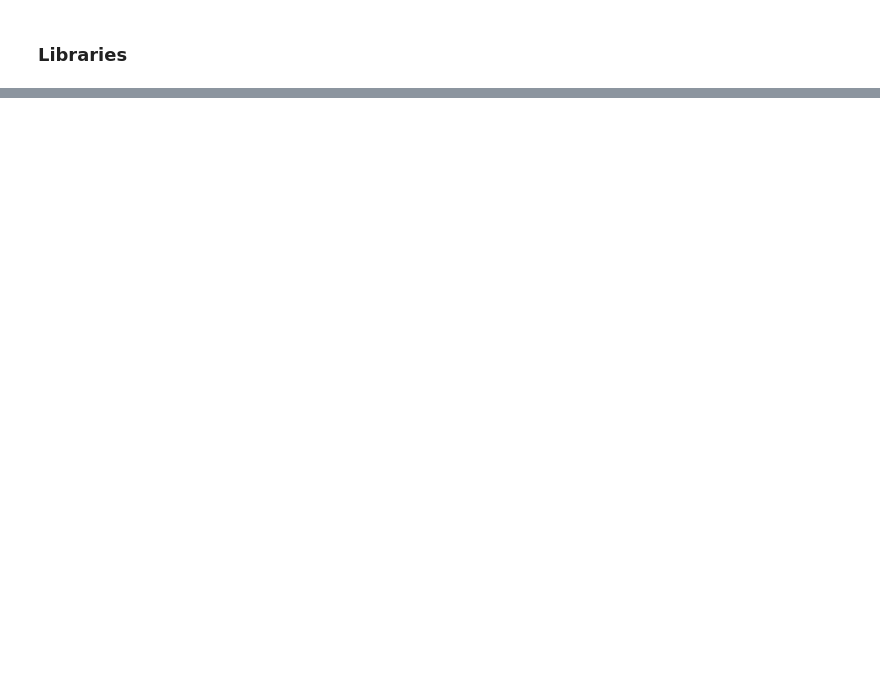
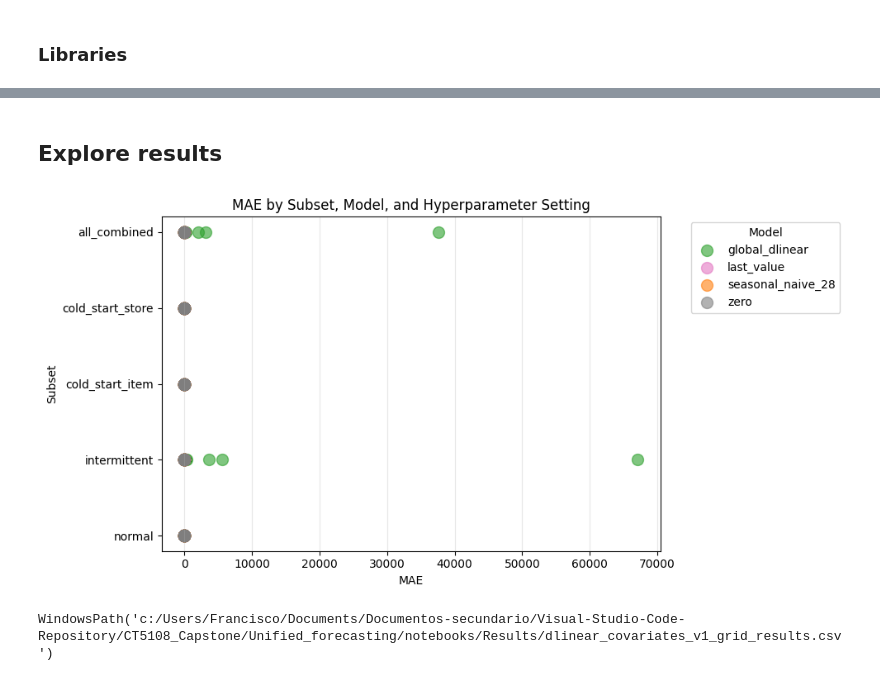
Before and after one commit to Francisco-data/Capstone, a Jupyter notebook: notebooks/dlinear_covariates.ipynb, the cells around one changed output, grey strips where cells are left out. Drawn from its saved outputs; the diff is of its cells as text; code cells hidden in the pictures; blank space fills up the shorter version.

Commit message:
Dlinear with covariates, first attempt

```diff
--- a/notebooks/dlinear_covariates.ipynb
+++ b/notebooks/dlinear_covariates.ipynb
@@ -548,0 +58,3 @@ Error:
+# %%
+FEATURE_PATH = PROJECT_ROOT / "data/m5/processed/m5_long_features.parquet"
+COMBINED_SPLIT_PATH = PROJECT_ROOT / "data/m5/processed/splits/combined_exclusive_series.csv"
@@ -548,0 +725,60 @@ Error:
+# %% [markdown]
+## Explore results
+# %%
+scatter_df = results_df.copy()
+
+subsets_order = [
+    "normal",
+    "intermittent",
+    "cold_start_item",
+    "cold_start_store",
+    "all_combined",
+]
+# %%
+model_colors = {
+    "zero": "tab:gray",
+    "last_value": "tab:pink",
+    "seasonal_naive_28": "tab:orange",
+    "global_dlinear": "tab:green",
+}
+
+# Convert categorical to numeric y positions.
+subset_to_y = {subset: i for i, subset in enumerate(subsets_order)}
+scatter_df["subset_y"] = scatter_df["subset"].map(subset_to_y)
+
+plt.figure(figsize=(10, 5))
+
+# add each observation
+for model_name, model_data in scatter_df.groupby("model"):
+    plt.scatter(
+        model_data["mae"],
+        model_data["subset_y"],
+        label=model_name,
+        color=model_colors.get(model_name),
+        alpha=0.6,
+        s=100,
+    )
+
+# Set the y axis labels https://matplotlib.org/stable/api/_as_gen/matplotlib.pyplot.yticks.html
+plt.yticks(
+    ticks=range(len(subsets_order)),
+    labels=subsets_order,
+)
+
+plt.xlabel("MAE")
+plt.ylabel("Subset")
+plt.title("MAE by Subset, Model, and Hyperparameter Setting")
+plt.legend(title="Model", bbox_to_anchor=(1.05, 1), loc="upper left")
+plt.grid(axis="x", alpha=0.3)
+plt.tight_layout()
+plt.show()
+# %% [output]
+[figure, added]
+# %%
+output_path = PROJECT_ROOT / "notebooks/Results/dlinear_covariates_v1_grid_results.csv"
+
+results_df.to_csv(output_path, index=False)
+
+output_path
+# %% [output]
+WindowsPath('c:/Users/Francisco/Documents/Documentos-secundario/Visual-Studio-Code-Repository/CT5108_Capstone/Unified_forecasting/notebooks/Results/dlinear_covariates_v1_grid_results.csv')
```
Also changed, not shown: parts of 56 cells of this notebook, 3 other files.
